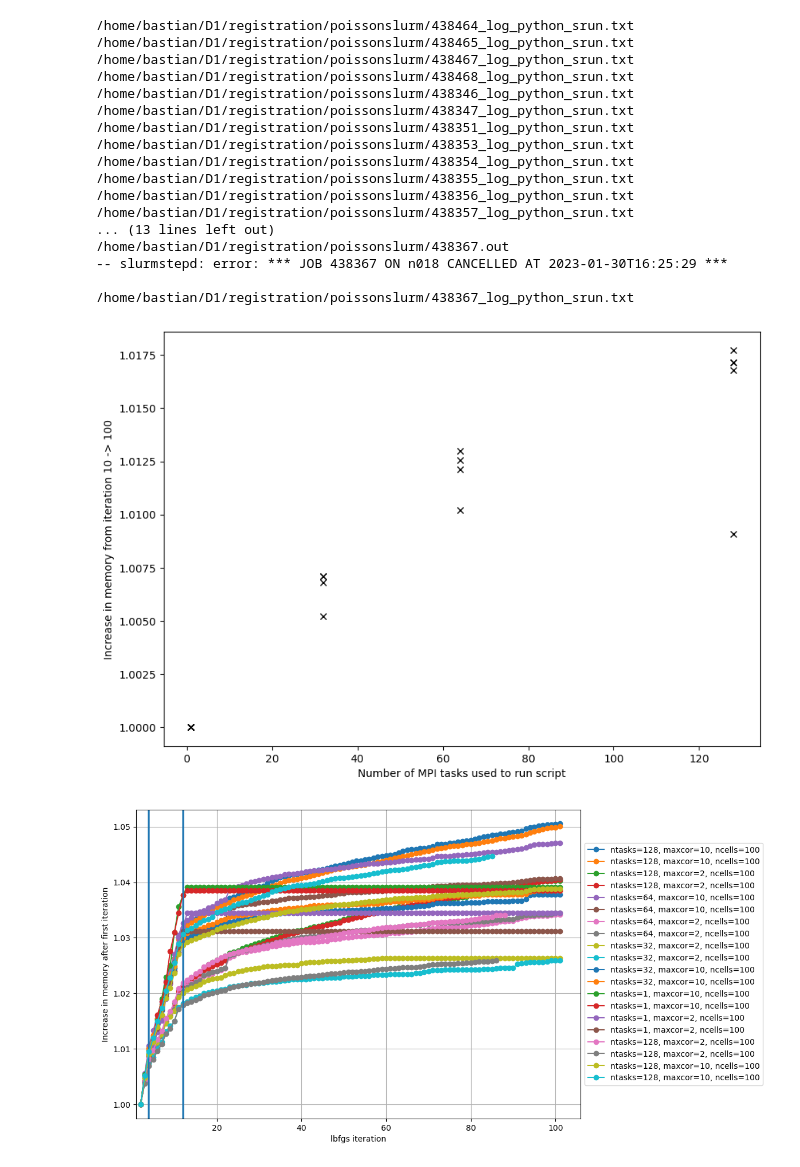
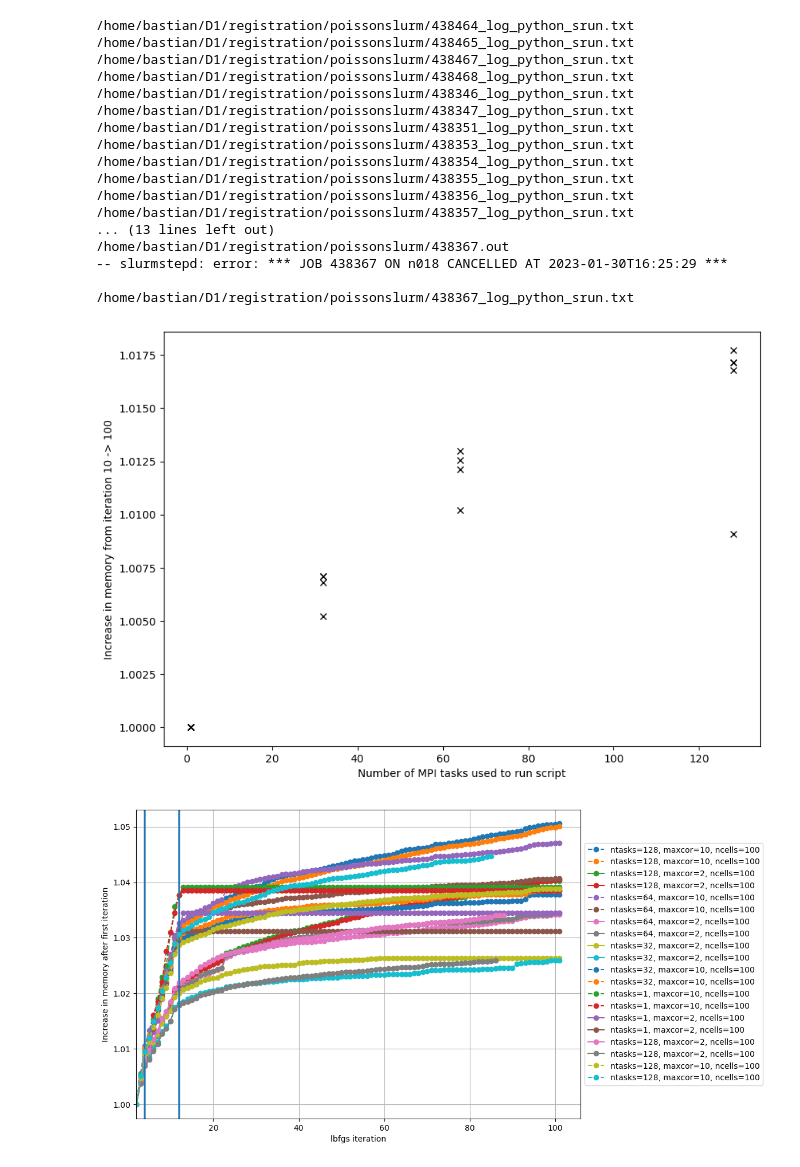
Before and after one commit to JohannesHaubner/mapMRI, a Jupyter notebook: examples/debugging/poisson.ipynb, the cells around one changed output. Drawn from its saved outputs; the diff is of its cells as text; code cells hidden in the pictures.

```diff
--- a/examples/debugging/poisson.ipynb
+++ b/examples/debugging/poisson.ipynb
@@ -47,8 +47,8 @@ for slurmid in slurmids:
     fac = 1
     fac = mema[0,1]
 
-    # if  str(maxcor).replace("\n", "") == "10":
-    #     continue
+    if  str(maxcor).replace("\n", "") == "10":
+        linestyle="--"
 
     # if str(ntasks).replace("\n", "") != "64":
     #     continue
@@ -57,7 +57,8 @@ for slurmid in slurmids:
 
     plt.axvline(12)
     plt.plot(mema[:,0], mema[:,1] / fac, marker=marker,
-            # color=color, linestyle=linestyle,
+            # color=color,
+            linestyle=linestyle,
             # label="maxcor="+res[1] + "," + res[2].replace("none", "no preconditioning").replace("preconditioning_nosmoothen", "preconditioning = nosmoothen"),
             # label=outfoldername + "," + str(slurmid),
             label="ntasks=" + str(ntasks).replace("\n", "") + ", maxcor=" + str(maxcor).replace("\n", "")+ ", ncells=" + str(meshn).replace("\n", "")
@@ -84,32 +85,32 @@ ax2.set_xlabel("Number of MPI tasks used to run script")
 plt.legend()
 plt.xlabel("lbfgs iteration")
 if fac == 1:
     plt.ylabel("memory (TB)")
 else:
     plt.ylabel("Increase in memory after first iteration")
 plt.xlim(1, None)
 # plt.yticks([1 + x /1000 for x in range(0, 22, 2)])
 plt.grid()
 ax.legend(loc='center left', bbox_to_anchor=(1, 0.5))
-# plt.xlim(2, 5)
+plt.xlim(2, None)
 plt.show()
 # %% [output]
 /home/bastian/D1/registration/poissonslurm/438464_log_python_srun.txt
 /home/bastian/D1/registration/poissonslurm/438465_log_python_srun.txt
 /home/bastian/D1/registration/poissonslurm/438467_log_python_srun.txt
 /home/bastian/D1/registration/poissonslurm/438468_log_python_srun.txt
 /home/bastian/D1/registration/poissonslurm/438346_log_python_srun.txt
 /home/bastian/D1/registration/poissonslurm/438347_log_python_srun.txt
 /home/bastian/D1/registration/poissonslurm/438351_log_python_srun.txt
 /home/bastian/D1/registration/poissonslurm/438353_log_python_srun.txt
 /home/bastian/D1/registration/poissonslurm/438354_log_python_srun.txt
 /home/bastian/D1/registration/poissonslurm/438355_log_python_srun.txt
 /home/bastian/D1/registration/poissonslurm/438356_log_python_srun.txt
 /home/bastian/D1/registration/poissonslurm/438357_log_python_srun.txt
 ... (13 lines left out)
 /home/bastian/D1/registration/poissonslurm/438367.out
 -- slurmstepd: error: *** JOB 438367 ON n018 CANCELLED AT 2023-01-30T16:25:29 ***
 
 /home/bastian/D1/registration/poissonslurm/438367_log_python_srun.txt
 [figure]
-[figure, old version]
+[figure, new version]
```
Also changed, not shown: 15 other files.
